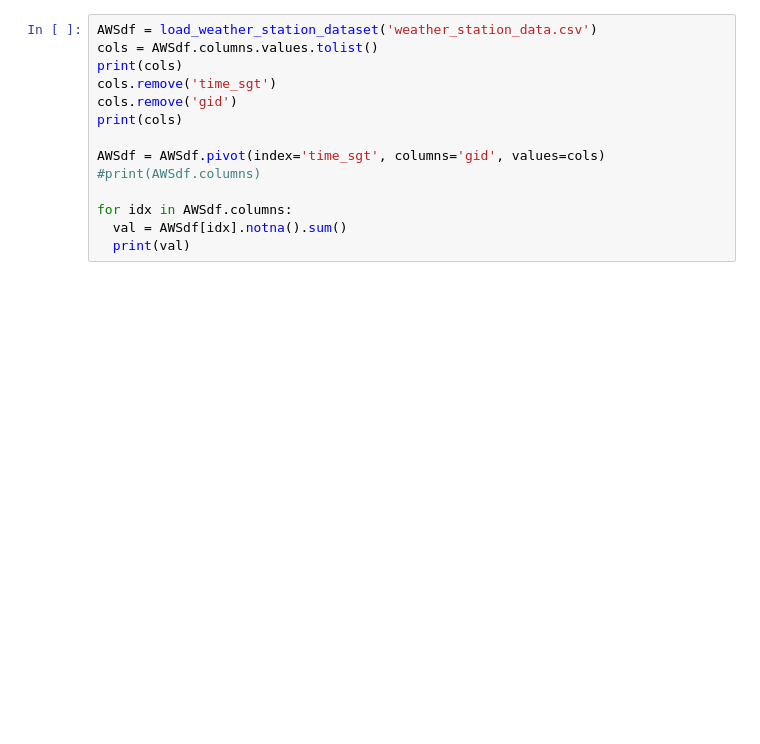
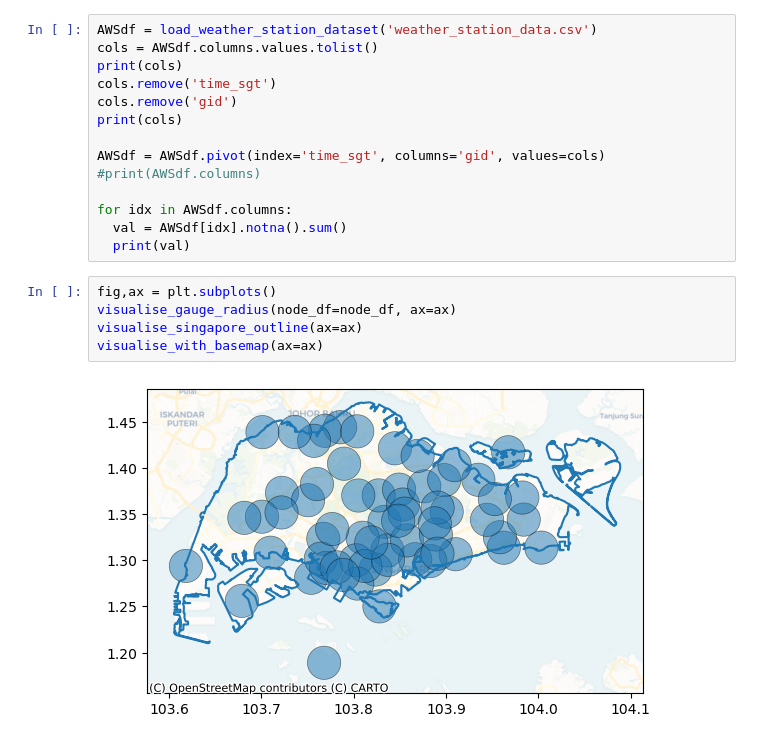
Before and after one commit to jylow/rainfall_data_fusion, a Jupyter notebook: miscel.ipynb, the cells around one changed output. Cells and saved outputs as stored; diff of their text form; blank space fills up the shorter version.

Commit message:
add visualisation for raingauge radial coverage

```diff
--- a/miscel.ipynb
+++ b/miscel.ipynb
@@ -473,3 +564,10 @@ AWSdf = AWSdf.pivot(index='time_sgt', columns='gid', values=cols)
 for idx in AWSdf.columns:
   val = AWSdf[idx].notna().sum()
   print(val)
+# %%
+fig,ax = plt.subplots()
+visualise_gauge_radius(node_df=node_df, ax=ax)
+visualise_singapore_outline(ax=ax)
+visualise_with_basemap(ax=ax)
+# %% [output]
+[figure, added]
```
Also changed, not shown: parts of 7 cells of this notebook, 1 other file.
